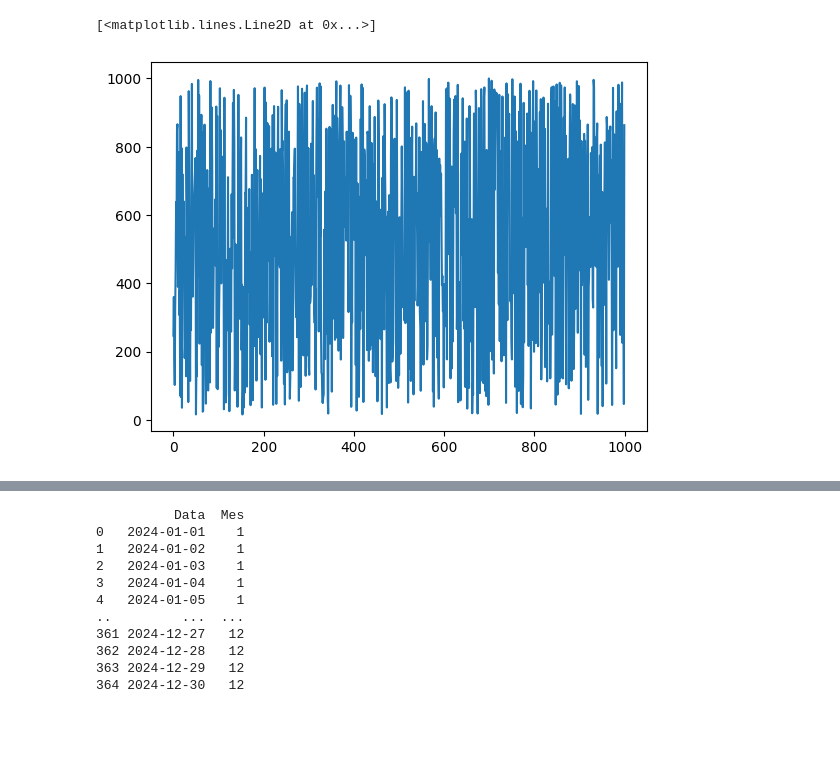
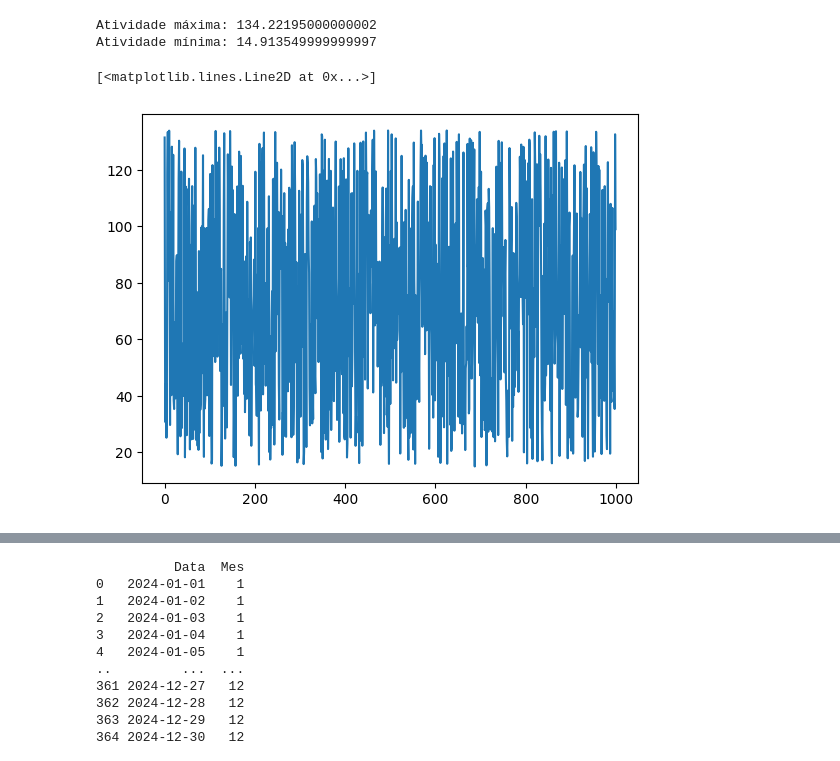
Before and after one commit to maiarasimone/ENS5173_202401, a Jupyter notebook: Atividade01_01.ipynb, the cells around one changed output, grey strips where cells are left out. Saved outputs shown, nothing was run; the diff lists cells and outputs as text; code cells hidden in the pictures; blank space fills up the shorter version.

```diff
--- a/Atividade01_01.ipynb
+++ b/Atividade01_01.ipynb
@@ -77,18 +70,35 @@ plt.show()
 # %%
 # Criando vetor de valores aleatórios
 import numpy as np
-atvMax = 1000
-atvMin = 12
+# Definindo as atividades trimestrais
+atividades_trimestrais = [80.495, 75.976, 68.728, 73.072]
+
+# Calculando a média das atividades trimestrais
+media = sum(atividades_trimestrais) / len(atividades_trimestrais)
+
+# Definindo a porcentagem para calcular a atividade máxima e mínima (80% neste caso)
+porcentagem = 0.8
+
+# Calculando a atividade máxima e mínima
+atvMax = media * (1 + porcentagem)
+atvMin = media * (1 - porcentagem)
+
+# Mostrando os resultados
+print("Atividade máxima:", atvMax)
+print("Atividade mínima:", atvMin)
+
 n = 1000
 atv = (atvMax - atvMin)*np.random.rand(n) + atvMin
 #print(atv)
 
 # Criando uma figura com os valores aleatórios
 fig, ax= plt.subplots()
 ax.plot(atv)
 # %% [output]
-[<matplotlib.lines.Line2D at 0x...>]
+Atividade máxima: 134.22195000000002
+Atividade mínima: 14.913549999999997
+[<matplotlib.lines.Line2D at 0x...>]
-[figure, old version]
+[figure, new version]
 # %%
 # Criar um vetor com as datas
 from datetime import datetime, timedelta
```
Also changed, not shown: parts of 4 cells of this notebook, 6 other files.
